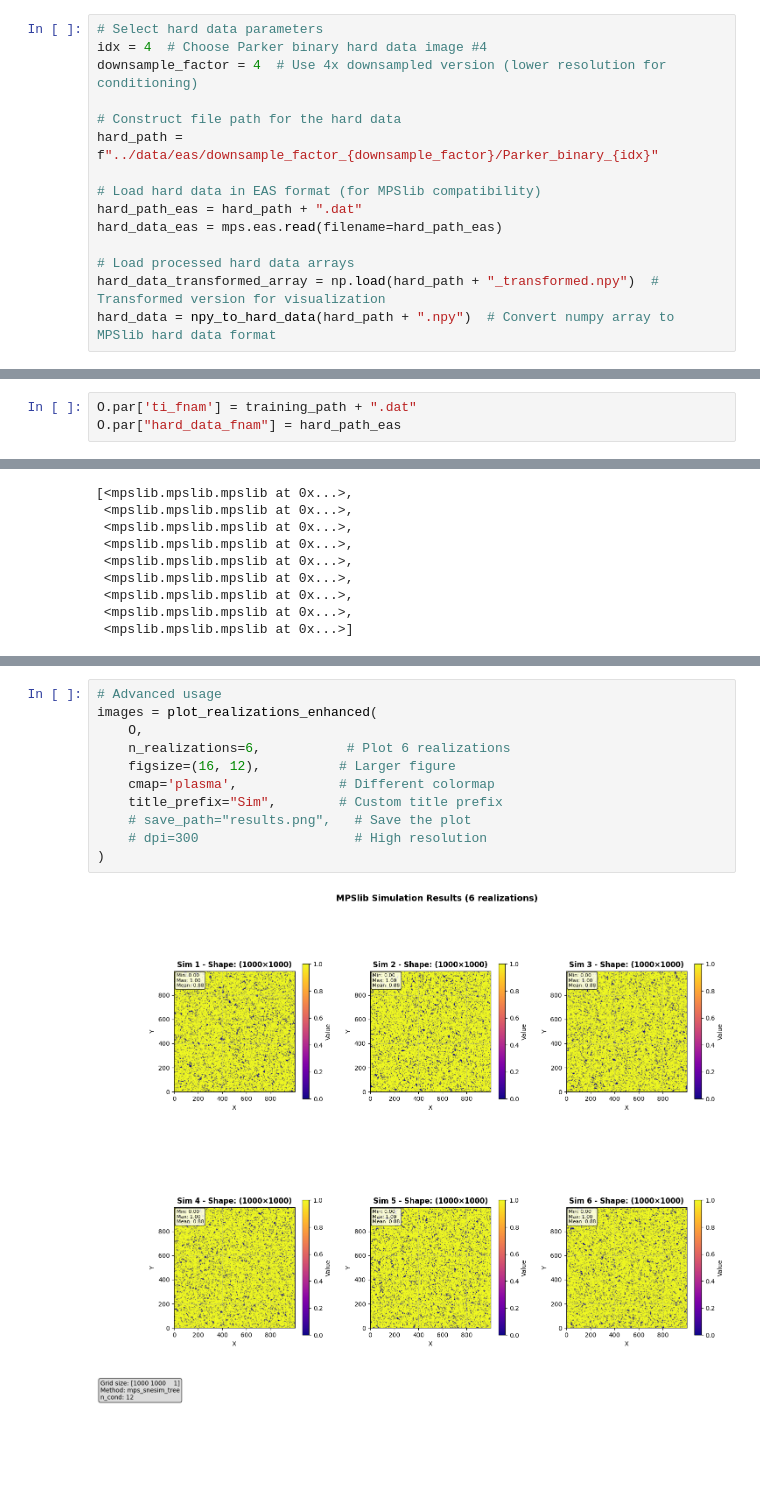
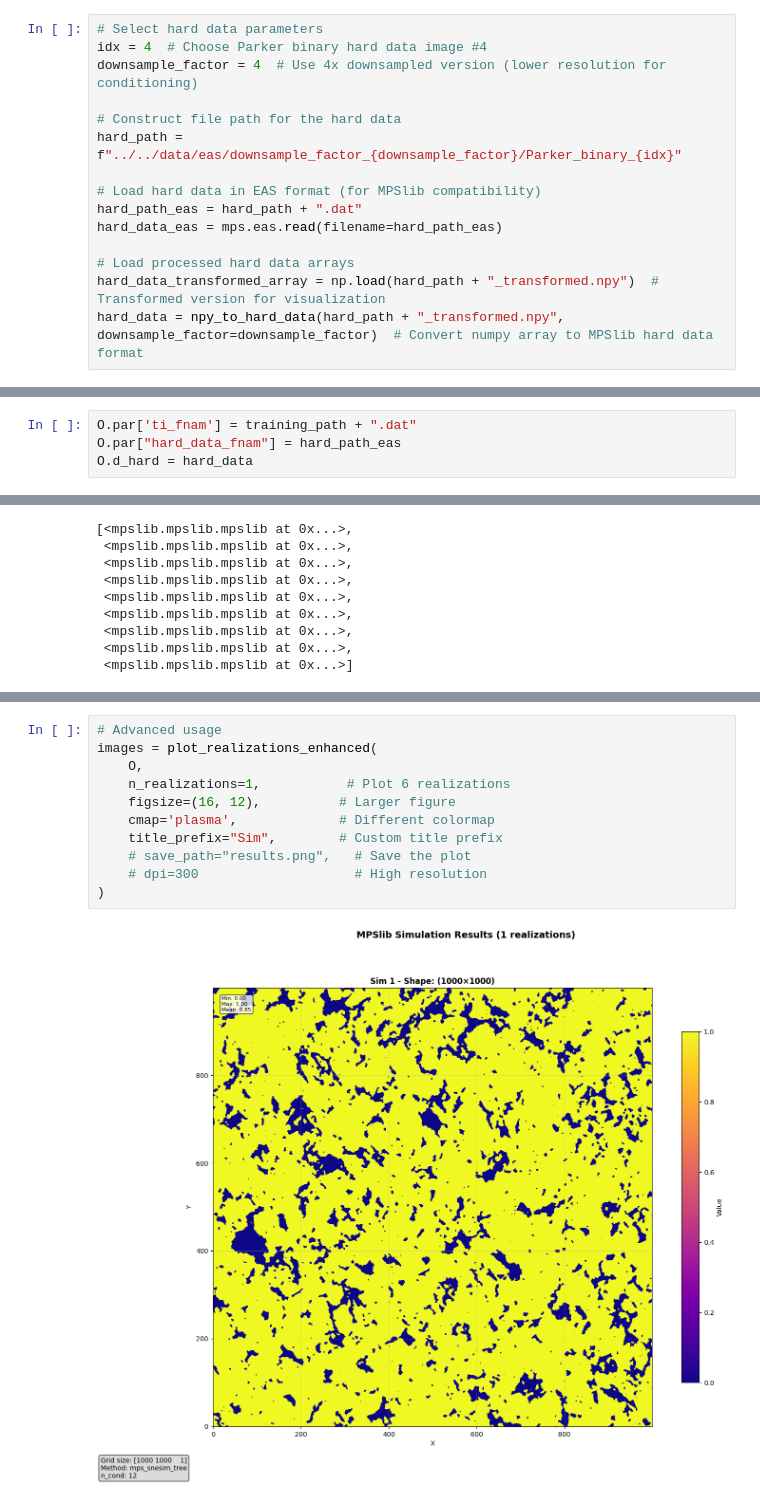
Before and after one commit to epedropaulo/multi-point-statistics, a Jupyter notebook: notebooks/mps_scalings/mps_025_100_hard_data.ipynb, the cells around one changed output, grey strips where cells are left out. Drawn from its saved outputs; the diff is of its cells as text; blank space fills up the shorter version.

```diff
--- a/notebooks/mps_scalings/mps_025_100_hard_data.ipynb
+++ b/notebooks/mps_scalings/mps_025_100_hard_data.ipynb
@@ -95,7 +95,7 @@ idx = 4  # Choose Parker binary hard data image #4
 downsample_factor = 4  # Use 4x downsampled version (lower resolution for conditioning)
 
 # Construct file path for the hard data
-hard_path = f"../data/eas/downsample_factor_{downsample_factor}/Parker_binary_{idx}"
+hard_path = f"../../data/eas/downsample_factor_{downsample_factor}/Parker_binary_{idx}"
 
 # Load hard data in EAS format (for MPSlib compatibility)
 hard_path_eas = hard_path + ".dat"
@@ -103,5 +103,5 @@ hard_data_eas = mps.eas.read(filename=hard_path_eas)
 
 # Load processed hard data arrays
 hard_data_transformed_array = np.load(hard_path + "_transformed.npy")  # Transformed version for visualization
-hard_data = npy_to_hard_data(hard_path + ".npy")  # Convert numpy array to MPSlib hard data format
+hard_data = npy_to_hard_data(hard_path + "_transformed.npy", downsample_factor=downsample_factor)  # Convert numpy array to MPSlib hard data format
 # %% [output]
@@ -129,3 +131,4 @@ plt.show()
 # %%
 O.par['ti_fnam'] = training_path + ".dat"
 O.par["hard_data_fnam"] = hard_path_eas
+O.d_hard = hard_data
@@ -175,13 +188,13 @@ O.plot_etype()
 # %%
 # Advanced usage
 images = plot_realizations_enhanced(
     O,
-    n_realizations=6,           # Plot 6 realizations
+    n_realizations=1,           # Plot 6 realizations
     figsize=(16, 12),          # Larger figure
     cmap='plasma',             # Different colormap
     title_prefix="Sim",        # Custom title prefix
     # save_path="results.png",   # Save the plot
     # dpi=300                    # High resolution
 )
 # %% [output]
-[figure, old version]
+[figure, new version]
```
Also changed, not shown: parts of 5 cells of this notebook, 1 other file.
